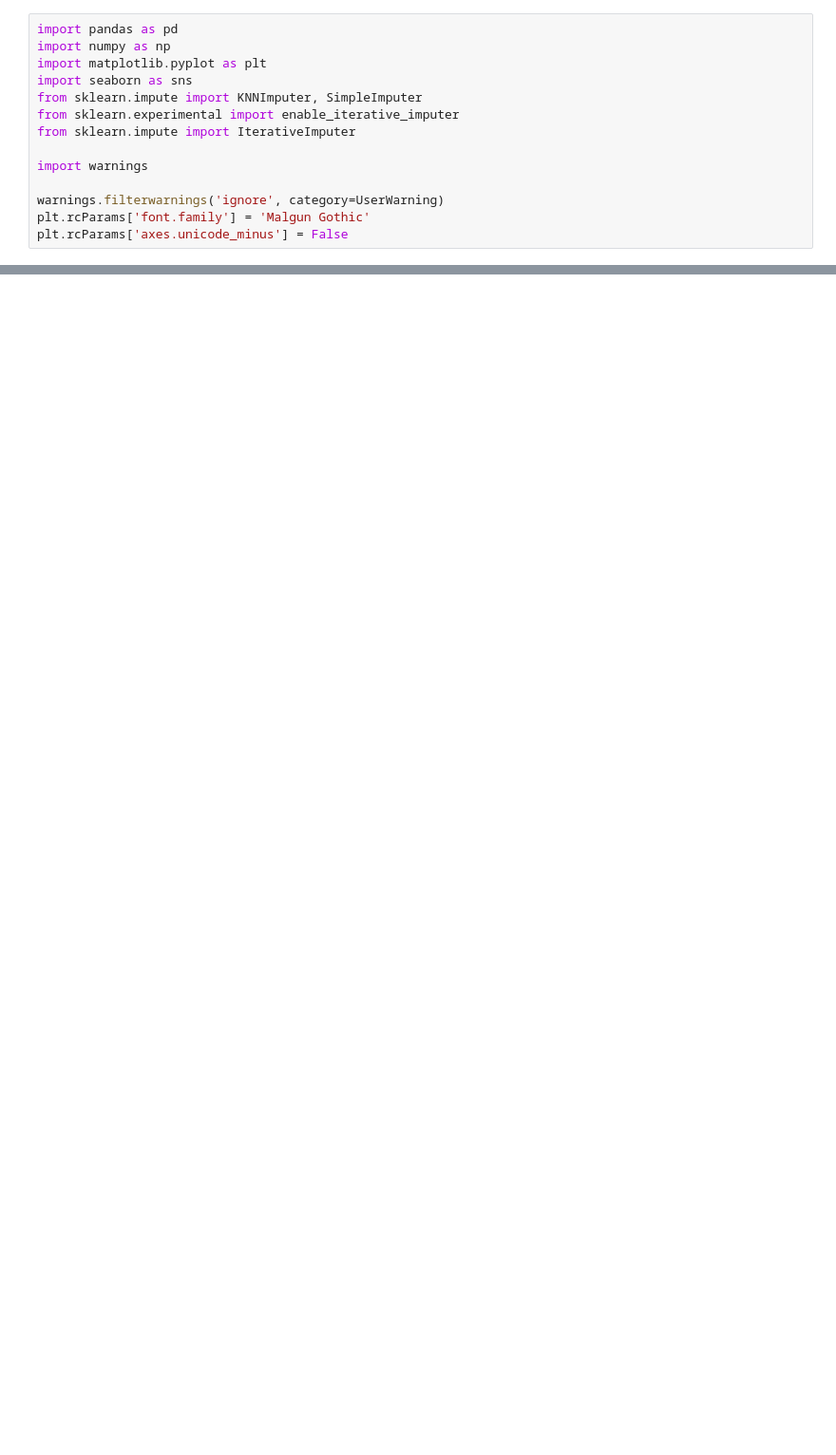
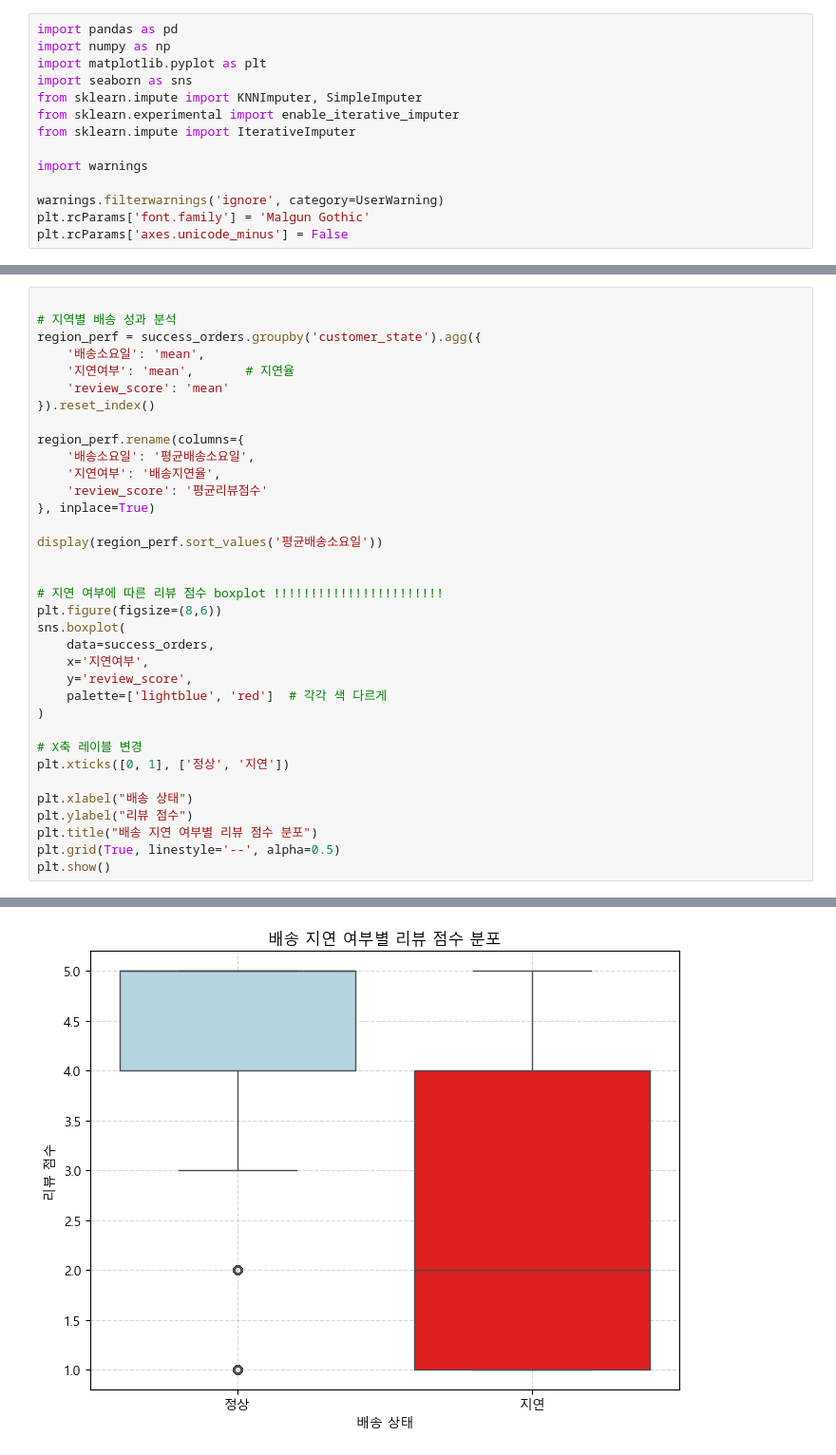
Before and after one commit to hayden-71/pjt-ecommerce-data-analysis, a Jupyter notebook: 2배송.ipynb, the cells around one changed output, grey strips where cells are left out. Shown: that part at 95% size. Drawn from its saved outputs; the diff is of its cells as text; blank space fills up the shorter version.

```diff
--- a/2배송.ipynb
+++ b/2배송.ipynb
@@ -66,0 +349,36 @@ Length: 99441, dtype: timedelta64[ns]
+# %%
+
+# 지역별 배송 성과 분석
+region_perf = success_orders.groupby('customer_state').agg({
+    '배송소요일': 'mean',
+    '지연여부': 'mean',       # 지연율
+    'review_score': 'mean'
+}).reset_index()
+
+region_perf.rename(columns={
+    '배송소요일': '평균배송소요일',
+    '지연여부': '배송지연율',
+    'review_score': '평균리뷰점수'
+}, inplace=True)
+
+display(region_perf.sort_values('평균배송소요일'))
+
+
+# 지연 여부에 따른 리뷰 점수 boxplot !!!!!!!!!!!!!!!!!!!!!!!
+plt.figure(figsize=(8,6))
+sns.boxplot(
+    data=success_orders,
+    x='지연여부',
+    y='review_score',
+    palette=['lightblue', 'red']  # 각각 색 다르게
+)
+
+# X축 레이블 변경
+plt.xticks([0, 1], ['정상', '지연'])
+
+plt.xlabel("배송 상태")
+plt.ylabel("리뷰 점수")
+plt.title("배송 지연 여부별 리뷰 점수 분포")
+plt.grid(True, linestyle='--', alpha=0.5)
+plt.show()
+# %% [output]
@@ -66,0 +405 @@ Length: 99441, dtype: timedelta64[ns]
+[figure, added]
```
Also changed, not shown: parts of 14 cells of this notebook, 2 other files.
